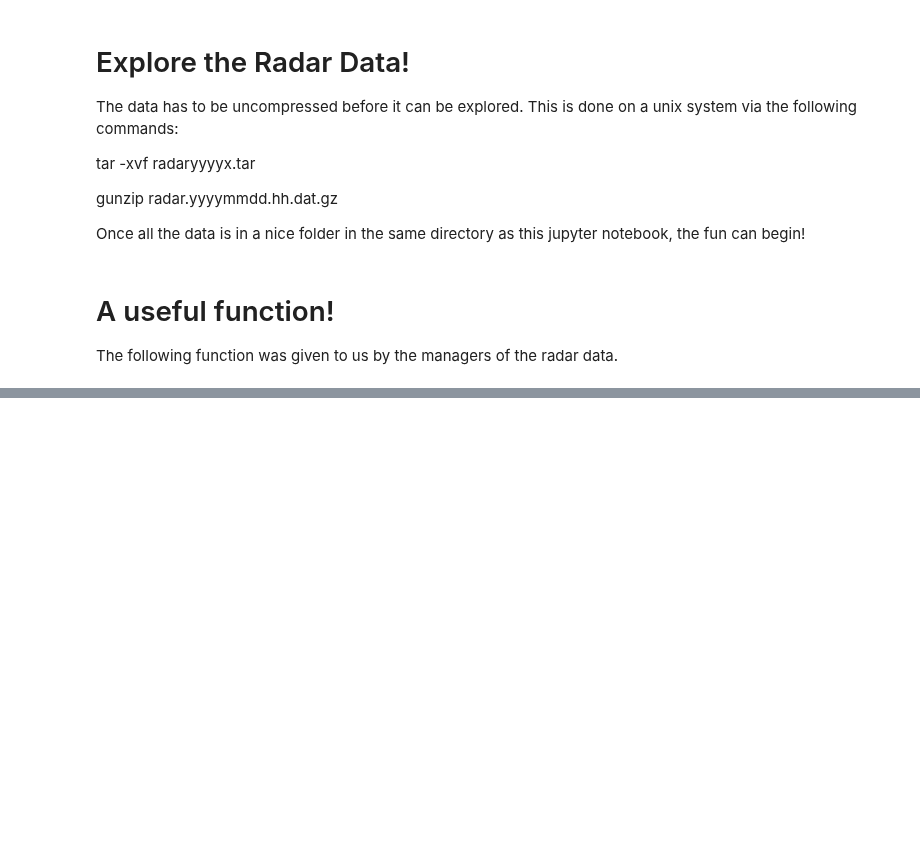
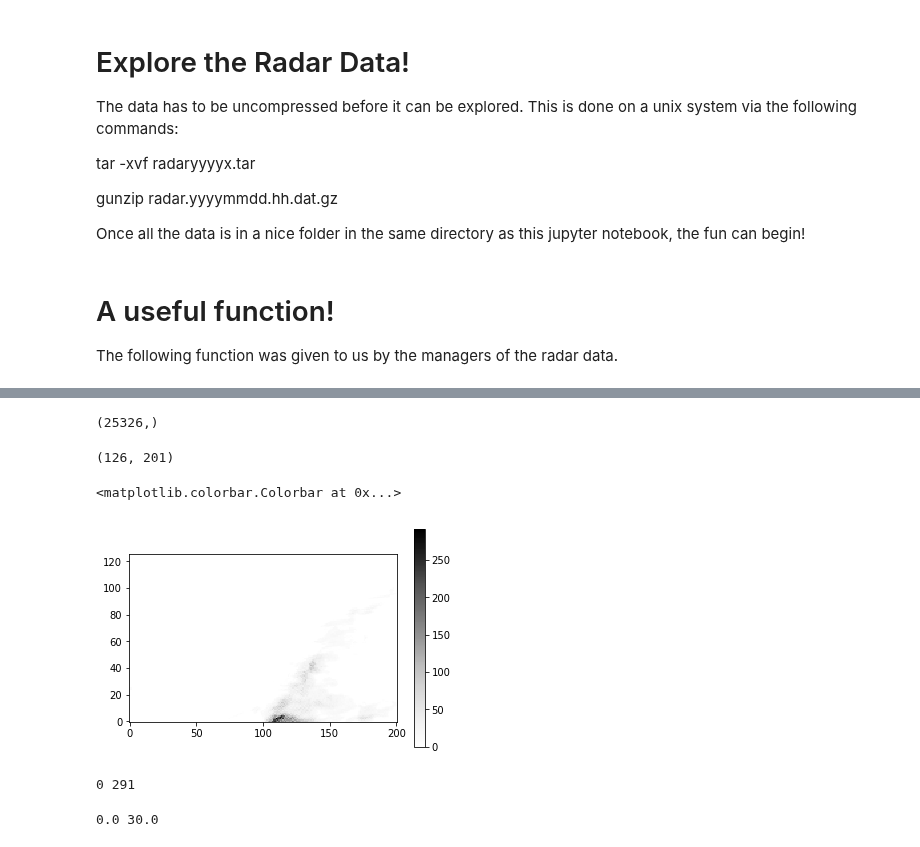
Before and after one commit to yuanzhou15/capstone-weather, a Jupyter notebook: rex/radnote.ipynb, the cells around one changed output, grey strips where cells are left out. Drawn from its saved outputs; the diff is of its cells as text; code cells hidden in the pictures; blank space fills up the shorter version.

Commit message:
checking out brians function

```diff
--- a/rex/radnote.ipynb
+++ b/rex/radnote.ipynb
@@ -263,0 +270,7 @@ plt.show()
+# %%
+path_to_directory = "/mnt/data-weather/raddata/"
+directory = os.fsencode(path_to_directory)
+
+for file in os.listdir(directory):
+    filename = os.fsdecode(file) # Gets the filename of every file in "path_to_directory"
+    print(filename)
@@ -263,0 +295,28 @@ plt.show()
+# %%
+data = np.fromfile(path_to_directory+"/radar.20170101.00.dat", dtype='int16')
+print(data.shape)
+dims = (126,201) # giving by Brian's data_read_display function
+data = np.reshape(data,dims)
+# %% [output]
+(25326,)
+# %%
+print(data.shape)
+# %% [output]
+(126, 201)
+# %%
+plt.imshow(data, cmap="Greys", origin='lower')
+plt.colorbar()
+# %% [output]
+<matplotlib.colorbar.Colorbar at 0x...>
+[figure, added]
+# %%
+print(data.min(), data.max())
+# %% [output]
+0 291
+# %%
+temp = data
+temp = temp/temp.max()
+temp = temp*30
+print(temp.min(), temp.max())
+# %% [output]
+0.0 30.0
```
Also changed, not shown: parts of 5 cells of this notebook.
